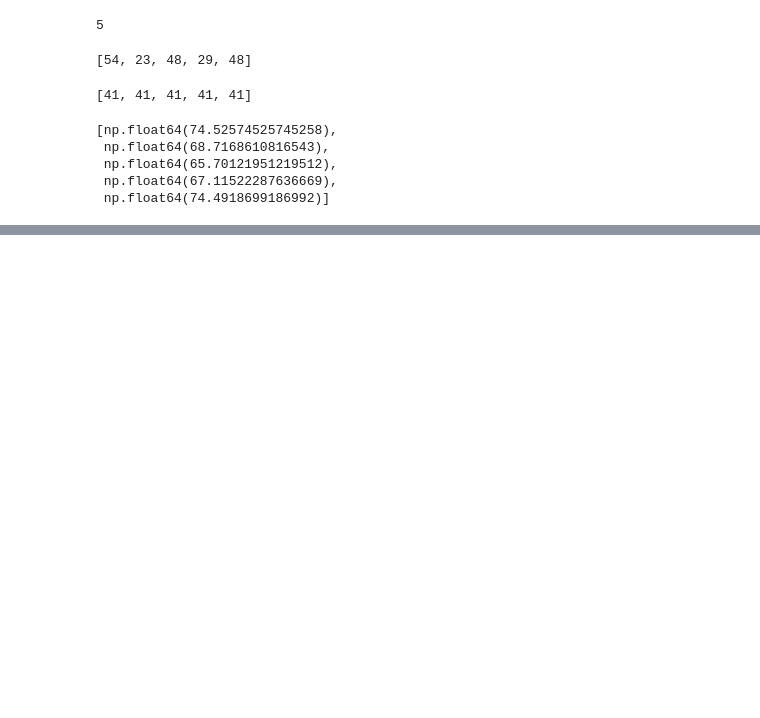
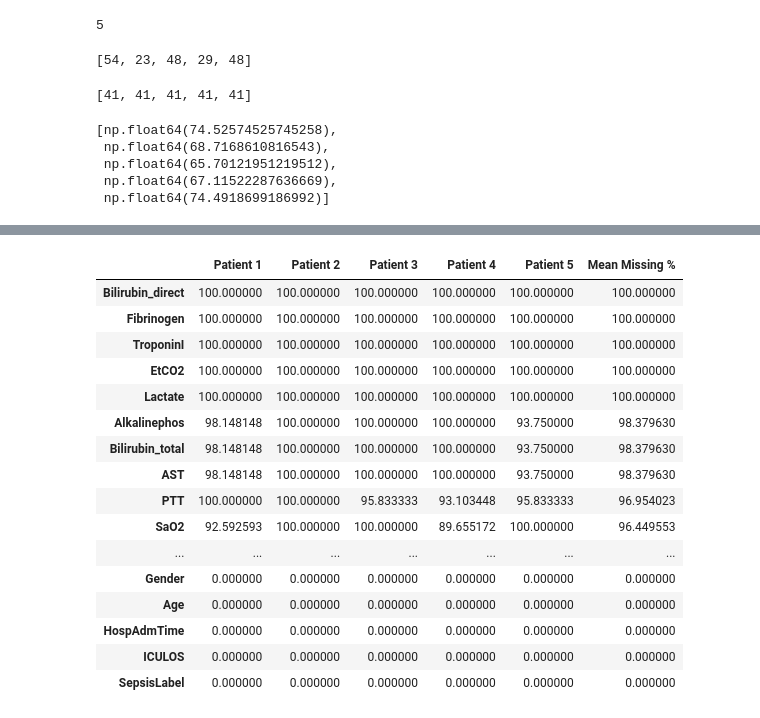
Before and after one commit to hermosafhancox/icu-physiological-pca-analysis, a Jupyter notebook: notebooks/1_data_understanding.ipynb, the cells around one changed output, grey strips where cells are left out. Saved outputs shown, nothing was run; the diff lists cells and outputs as text; code cells hidden in the pictures; blank space fills up the shorter version.

Commit message:
Explanatory data analysis of patients 1-5

```diff
--- a/notebooks/1_data_understanding.ipynb
+++ b/notebooks/1_data_understanding.ipynb
@@ -158,0 +180,30 @@ missing_by_patient
+# %%
+# function to find percentage of missing values per variable across 5 patients
+missing_by_variable = pd.concat(
+    [patient.isna().mean() * 100 for patient in sample_patients],
+    axis = 1
+)
+
+missing_by_variable.columns = [f"Patient {i+1}" for i in range(len(sample_patients))]
+
+missing_by_variable["Mean Missing %"] = missing_by_variable.mean(axis=1)
+
+missing_by_variable.sort_values("Mean Missing %", ascending=False)
+# %% [output]
+|  | Patient 1 | Patient 2 | Patient 3 | Patient 4 | Patient 5 | Mean Missing % |
+| Bilirubin_direct | 100.000000 | 100.000000 | 100.000000 | 100.000000 | 100.000000 | 100.000000 |
+| Fibrinogen | 100.000000 | 100.000000 | 100.000000 | 100.000000 | 100.000000 | 100.000000 |
+| TroponinI | 100.000000 | 100.000000 | 100.000000 | 100.000000 | 100.000000 | 100.000000 |
+| EtCO2 | 100.000000 | 100.000000 | 100.000000 | 100.000000 | 100.000000 | 100.000000 |
+| Lactate | 100.000000 | 100.000000 | 100.000000 | 100.000000 | 100.000000 | 100.000000 |
+| Alkalinephos | 98.148148 | 100.000000 | 100.000000 | 100.000000 | 93.750000 | 98.379630 |
+| Bilirubin_total | 98.148148 | 100.000000 | 100.000000 | 100.000000 | 93.750000 | 98.379630 |
+| AST | 98.148148 | 100.000000 | 100.000000 | 100.000000 | 93.750000 | 98.379630 |
+| PTT | 100.000000 | 100.000000 | 95.833333 | 93.103448 | 95.833333 | 96.954023 |
+| SaO2 | 92.592593 | 100.000000 | 100.000000 | 89.655172 | 100.000000 | 96.449553 |
+| ... | ... | ... | ... | ... | ... | ... |
+| Gender | 0.000000 | 0.000000 | 0.000000 | 0.000000 | 0.000000 | 0.000000 |
+| Age | 0.000000 | 0.000000 | 0.000000 | 0.000000 | 0.000000 | 0.000000 |
+| HospAdmTime | 0.000000 | 0.000000 | 0.000000 | 0.000000 | 0.000000 | 0.000000 |
+| ICULOS | 0.000000 | 0.000000 | 0.000000 | 0.000000 | 0.000000 | 0.000000 |
+| SepsisLabel | 0.000000 | 0.000000 | 0.000000 | 0.000000 | 0.000000 | 0.000000 |
```
Also changed, not shown: parts of 1 cell of this notebook.
